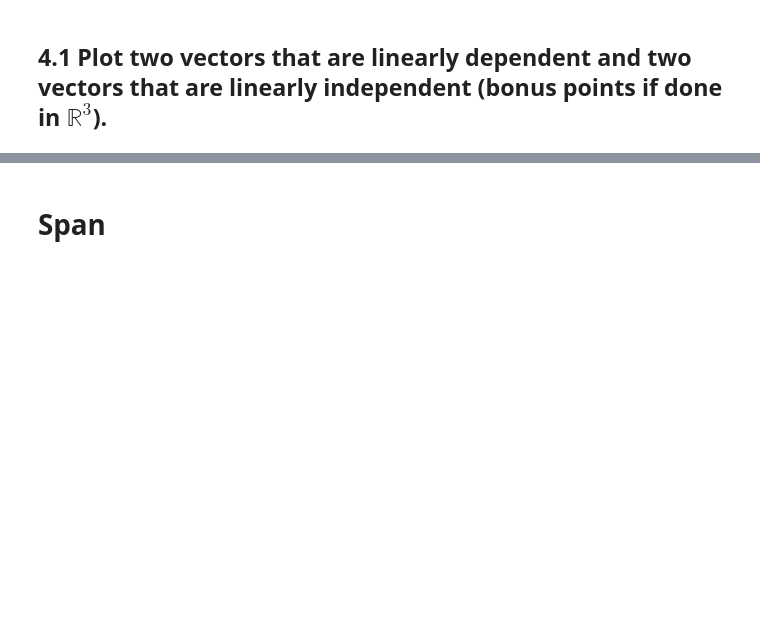
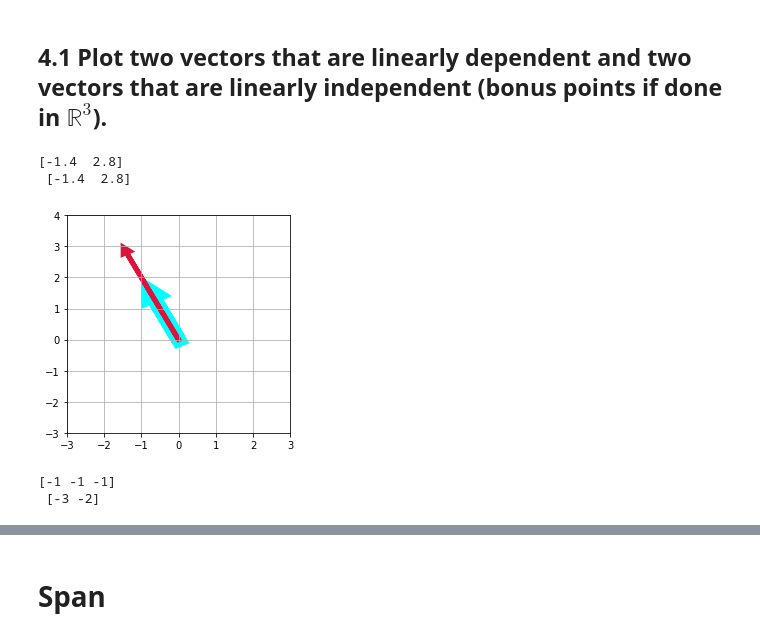
Before and after one commit to raklives/DS-Unit-1-Sprint-3-Linear-Algebra, a Jupyter notebook: module2-intermediate-linear-algebra/LS_DS_132_Intermediate_Linear_Algebra_Assignment.ipynb, the cells around one changed output, grey strips where cells are left out. Drawn from its saved outputs; the diff is of its cells as text; code cells hidden in the pictures; blank space fills up the shorter version.

```diff
--- a/module2-intermediate-linear-algebra/LS_DS_132_Intermediate_Linear_Algebra_Assignment.ipynb
+++ b/module2-intermediate-linear-algebra/LS_DS_132_Intermediate_Linear_Algebra_Assignment.ipynb
@@ -263,3 +261,36 @@ f = \begin{bmatrix} 4 & 12 & 11 & 9 & 2 \end{bmatrix}
 # Linear Independence / Dependence
 # %% [markdown]
 ## 4.1 Plot two vectors that are linearly dependent and two vectors that are linearly independent (bonus points if done in $\mathbb{R}^3$).
+# %%
+# assign variables
+vector_1 = [-.7,1.4]
+vector_2 = np.multiply(vector_1,2)
+print(vector_2, '\n', vector_2)
+# %% [output]
+[-1.4  2.8]
+ [-1.4  2.8]
+# %%
+# plot
+fig, ax = plt.subplots(figsize=(4,4))
+ax.grid()
+plt.xlim(-3,3)
+plt.ylim(-3,4)
+
+for myvect, mycolor, width in [(vector_1, 'cyan', 15), (vector_2, 'crimson', 5)]:
+  plt.arrow(0,0,
+            myvect[0],
+            myvect[1],
+            head_width=.2,
+            head_length=0.2,
+            linewidth=width,
+            color=mycolor)
+# %% [output]
+[figure, added]
+# %%
+# repeat for linear independent vectors
+vector_1 = np.random.randint(low=-3, high=3, size=3)
+vector_2 = np.random.randint(low=-3, high=3, size=2)
+print(vector_1, '\n', vector_2)
+# %% [output]
+[-1 -1 -1]
+ [-3 -2]
```
Also changed, not shown: parts of 2 cells of this notebook.
